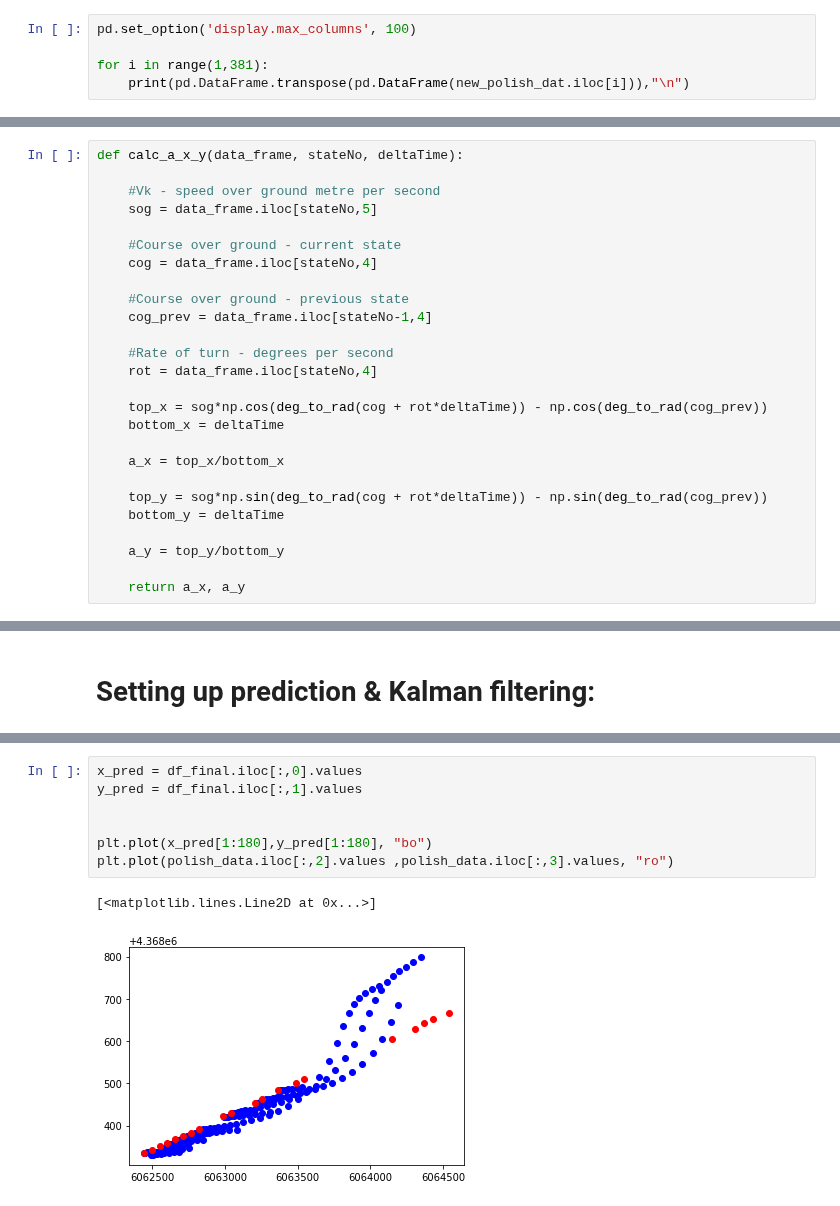
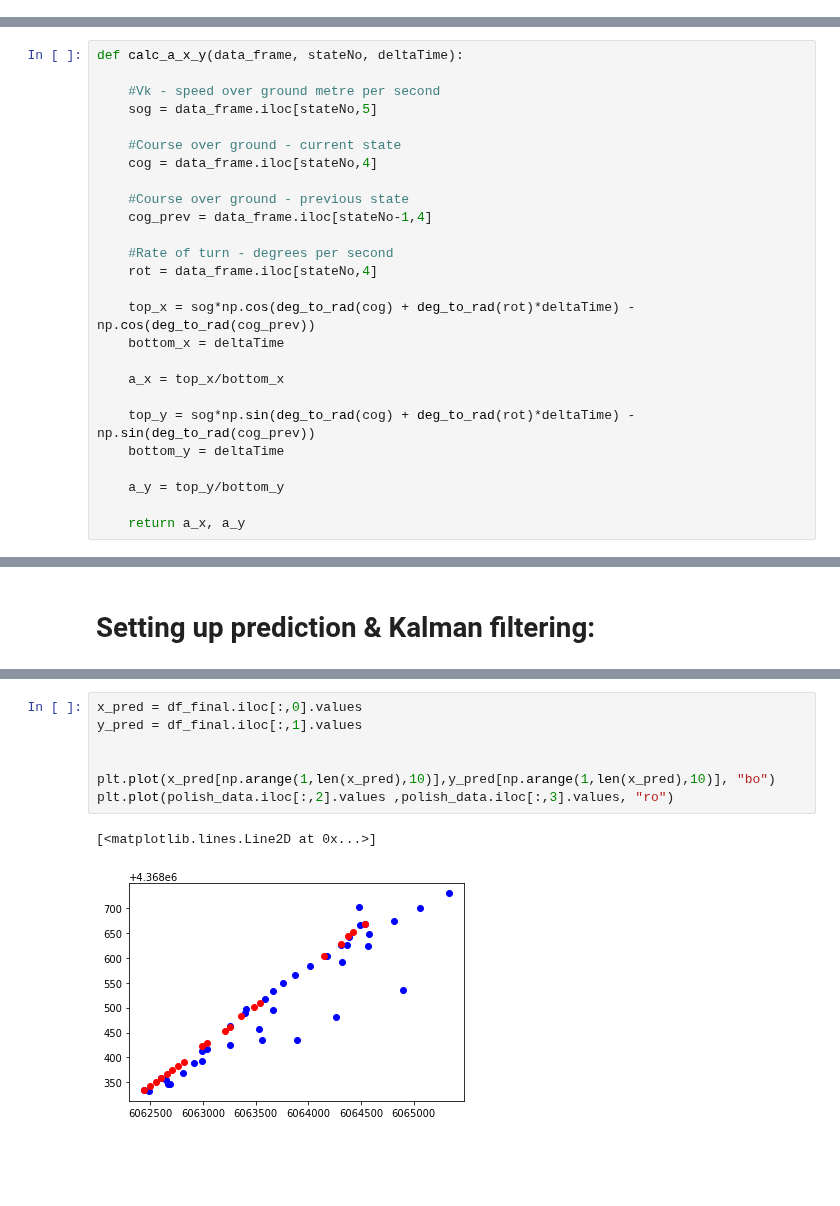
Before and after one commit to cnburger/AIS_KalmanFilter, a Jupyter notebook: Kalman Filter _ NewMethod.ipynb, the cells around one changed output, grey strips where cells are left out. Saved outputs shown, nothing was run; the diff lists cells and outputs as text; blank space fills up the shorter version.

```diff
--- a/Kalman Filter _ NewMethod.ipynb
+++ b/Kalman Filter _ NewMethod.ipynb
@@ -39,8 +39,3 @@ for i in time_temp:
     else:
         new_polish_dat = pd.concat([new_polish_dat, pd.DataFrame.transpose(pd.DataFrame(polish_data.iloc[k]))])
         k += 1
-# %%
-pd.set_option('display.max_columns', 100)
-
-for i in range(1,381):
-    print(pd.DataFrame.transpose(pd.DataFrame(new_polish_dat.iloc[i])),"\n")
@@ -143,12 +101,12 @@ def calc_a_x_y(data_frame, stateNo, deltaTime):
     #Rate of turn - degrees per second
     rot = data_frame.iloc[stateNo,4]
 
-    top_x = sog*np.cos(deg_to_rad(cog + rot*deltaTime)) - np.cos(deg_to_rad(cog_prev))
+    top_x = sog*np.cos(deg_to_rad(cog) + deg_to_rad(rot)*deltaTime) - np.cos(deg_to_rad(cog_prev))
     bottom_x = deltaTime
 
     a_x = top_x/bottom_x
 
-    top_y = sog*np.sin(deg_to_rad(cog + rot*deltaTime)) - np.sin(deg_to_rad(cog_prev))
+    top_y = sog*np.sin(deg_to_rad(cog) + deg_to_rad(rot)*deltaTime) - np.sin(deg_to_rad(cog_prev))
     bottom_y = deltaTime
 
     a_y = top_y/bottom_y
@@ -347,10 +349,10 @@ for i in range(1,data_length):
 # %%
 x_pred = df_final.iloc[:,0].values
 y_pred = df_final.iloc[:,1].values
 
 
-plt.plot(x_pred[1:180],y_pred[1:180], "bo")
+plt.plot(x_pred[np.arange(1,len(x_pred),10)],y_pred[np.arange(1,len(x_pred),10)], "bo")
 plt.plot(polish_data.iloc[:,2].values ,polish_data.iloc[:,3].values, "ro")
 # %% [output]
 [<matplotlib.lines.Line2D at 0x...>]
-[figure, old version]
+[figure, new version]
```
Also changed, not shown: parts of 12 cells of this notebook.
